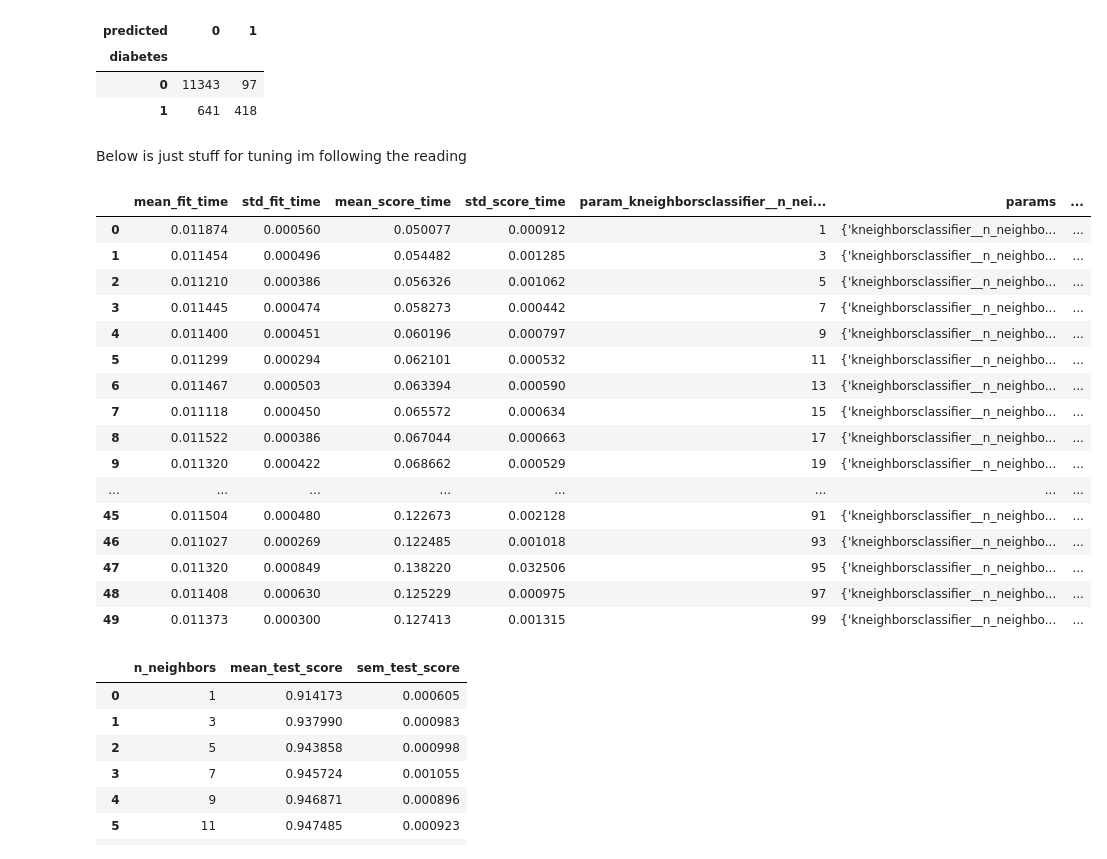
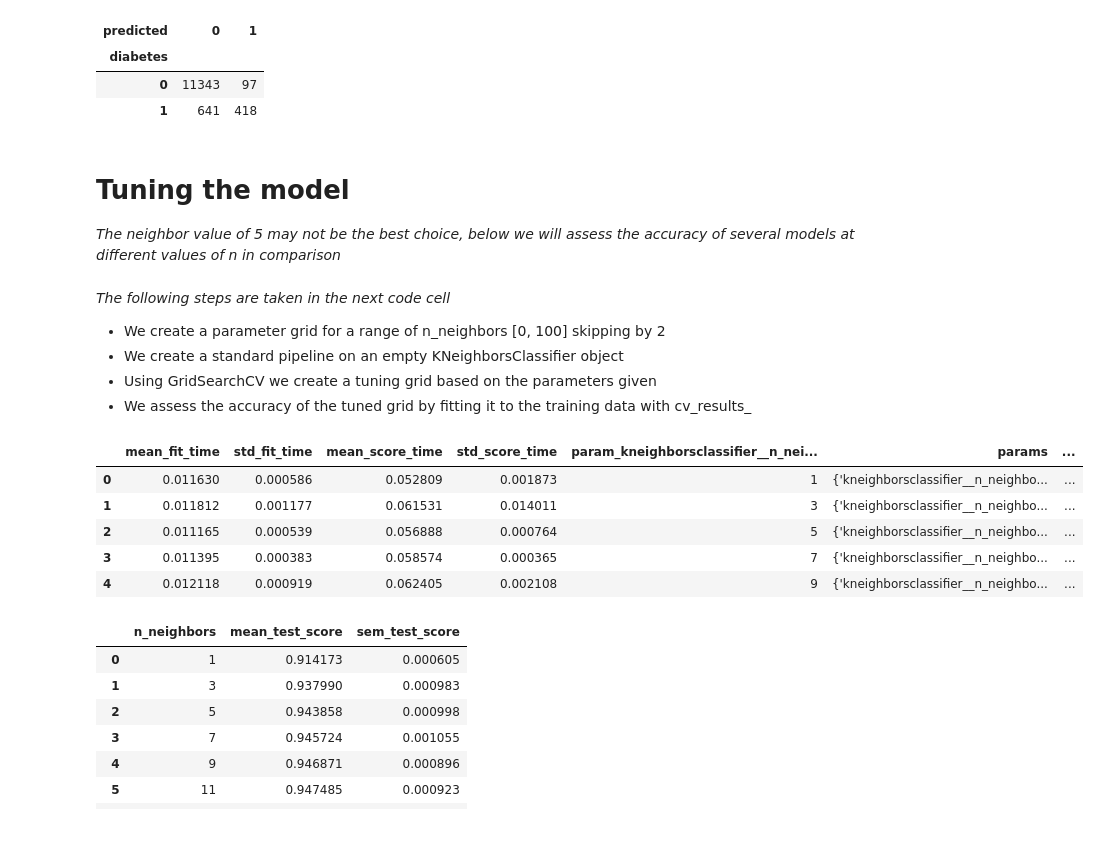
Before and after one commit to Angry-Cub/dsci-100-group-4, a Jupyter notebook: workspace.ipynb, the cells around one changed output. Drawn from its saved outputs; the diff is of its cells as text; code cells hidden in the pictures.

```diff
--- a/workspace.ipynb
+++ b/workspace.ipynb
@@ -335,5 +368,3 @@ pd.crosstab(
 | diabetes |  |  |
 | 0 | 11343 | 97 |
 | 1 | 641 | 418 |
-# %% [markdown]
-Below is just stuff for tuning im following the reading
@@ -354,45 +371,44 @@ cv_5_df = pd.DataFrame(
+# %% [markdown]
+# Tuning the model
+
+*The neighbor value of 5 may not be the best choice, below we will assess the accuracy of several models at different values of n in comparison*
+# %% [markdown]
+*The following steps are taken in the next code cell*
+- We create a parameter grid for a range of n_neighbors [0, 100] skipping by 2
+- We create a standard pipeline on an empty KNeighborsClassifier object
+- Using GridSearchCV we create a tuning grid based on the parameters given
+- We assess the accuracy of the tuned grid by fitting it to the training data with cv_results_
 # %%
 parameter_grid = {
     "kneighborsclassifier__n_neighbors": range(1, 100, 2),
 }
 
 knn = KNeighborsClassifier()
 diabetes_tune_pipe = make_pipeline(diabetes_preprocessor, knn)
 
 from sklearn.model_selection import GridSearchCV
 
 cancer_tune_grid = GridSearchCV(
     estimator=diabetes_tune_pipe,
     param_grid=parameter_grid,
     cv=10
 )
 
 accuracies_grid = pd.DataFrame(
     cancer_tune_grid.fit(
         diabetes_train[["gender", "age", "bmi", "blood_glucose_level"]],
         diabetes_train["diabetes"]
     ).cv_results_
 )
 
-accuracies_grid
+accuracies_grid.head()
 # %% [output]
 |  | mean_fit_time | std_fit_time | mean_score_time | std_score_time | param_kneighborsclassifier__n_nei... | params | ... |
-| 0 | 0.011874 | 0.000560 | 0.050077 | 0.000912 | 1 | {'kneighborsclassifier__n_neighbo... | ... |
-| 1 | 0.011454 | 0.000496 | 0.054482 | 0.001285 | 3 | {'kneighborsclassifier__n_neighbo... | ... |
-| 2 | 0.011210 | 0.000386 | 0.056326 | 0.001062 | 5 | {'kneighborsclassifier__n_neighbo... | ... |
-| 3 | 0.011445 | 0.000474 | 0.058273 | 0.000442 | 7 | {'kneighborsclassifier__n_neighbo... | ... |
-| 4 | 0.011400 | 0.000451 | 0.060196 | 0.000797 | 9 | {'kneighborsclassifier__n_neighbo... | ... |
-| 5 | 0.011299 | 0.000294 | 0.062101 | 0.000532 | 11 | {'kneighborsclassifier__n_neighbo... | ... |
-| 6 | 0.011467 | 0.000503 | 0.063394 | 0.000590 | 13 | {'kneighborsclassifier__n_neighbo... | ... |
-| 7 | 0.011118 | 0.000450 | 0.065572 | 0.000634 | 15 | {'kneighborsclassifier__n_neighbo... | ... |
-| 8 | 0.011522 | 0.000386 | 0.067044 | 0.000663 | 17 | {'kneighborsclassifier__n_neighbo... | ... |
-| 9 | 0.011320 | 0.000422 | 0.068662 | 0.000529 | 19 | {'kneighborsclassifier__n_neighbo... | ... |
-| ... | ... | ... | ... | ... | ... | ... | ... |
-| 45 | 0.011504 | 0.000480 | 0.122673 | 0.002128 | 91 | {'kneighborsclassifier__n_neighbo... | ... |
-| 46 | 0.011027 | 0.000269 | 0.122485 | 0.001018 | 93 | {'kneighborsclassifier__n_neighbo... | ... |
-| 47 | 0.011320 | 0.000849 | 0.138220 | 0.032506 | 95 | {'kneighborsclassifier__n_neighbo... | ... |
-| 48 | 0.011408 | 0.000630 | 0.125229 | 0.000975 | 97 | {'kneighborsclassifier__n_neighbo... | ... |
-| 49 | 0.011373 | 0.000300 | 0.127413 | 0.001315 | 99 | {'kneighborsclassifier__n_neighbo... | ... |
+| 0 | 0.011630 | 0.000586 | 0.052809 | 0.001873 | 1 | {'kneighborsclassifier__n_neighbo... | ... |
+| 1 | 0.011812 | 0.001177 | 0.061531 | 0.014011 | 3 | {'kneighborsclassifier__n_neighbo... | ... |
+| 2 | 0.011165 | 0.000539 | 0.056888 | 0.000764 | 5 | {'kneighborsclassifier__n_neighbo... | ... |
+| 3 | 0.011395 | 0.000383 | 0.058574 | 0.000365 | 7 | {'kneighborsclassifier__n_neighbo... | ... |
+| 4 | 0.012118 | 0.000919 | 0.062405 | 0.002108 | 9 | {'kneighborsclassifier__n_neighbo... | ... |
 # %%
 accuracies_grid = (
     accuracies_grid[["param_kneighborsclassifier__n_neighbors", "mean_test_score", "std_test_score"]].assign(sem_test_score=accuracies_grid["std_test_score"] / 10**(1/2)).rename(columns={"param_kneighborsclassifier__n_neighbors": "n_neighbors"}).drop(columns=["std_test_score"])
```
Also changed, not shown: parts of 9 cells of this notebook.
